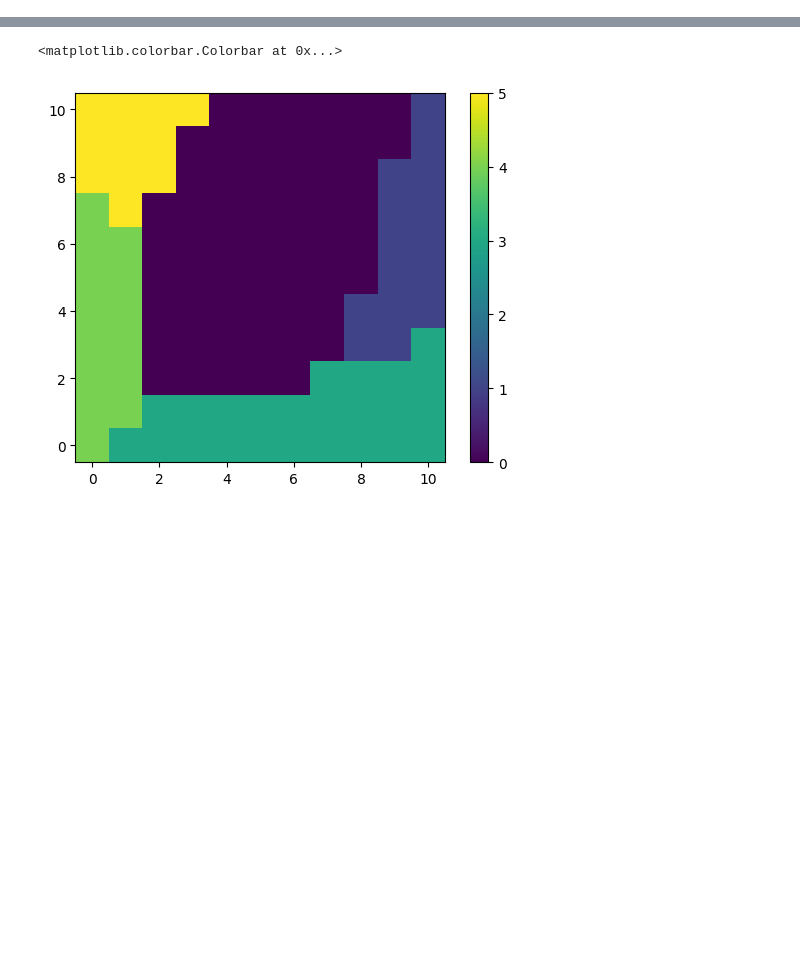
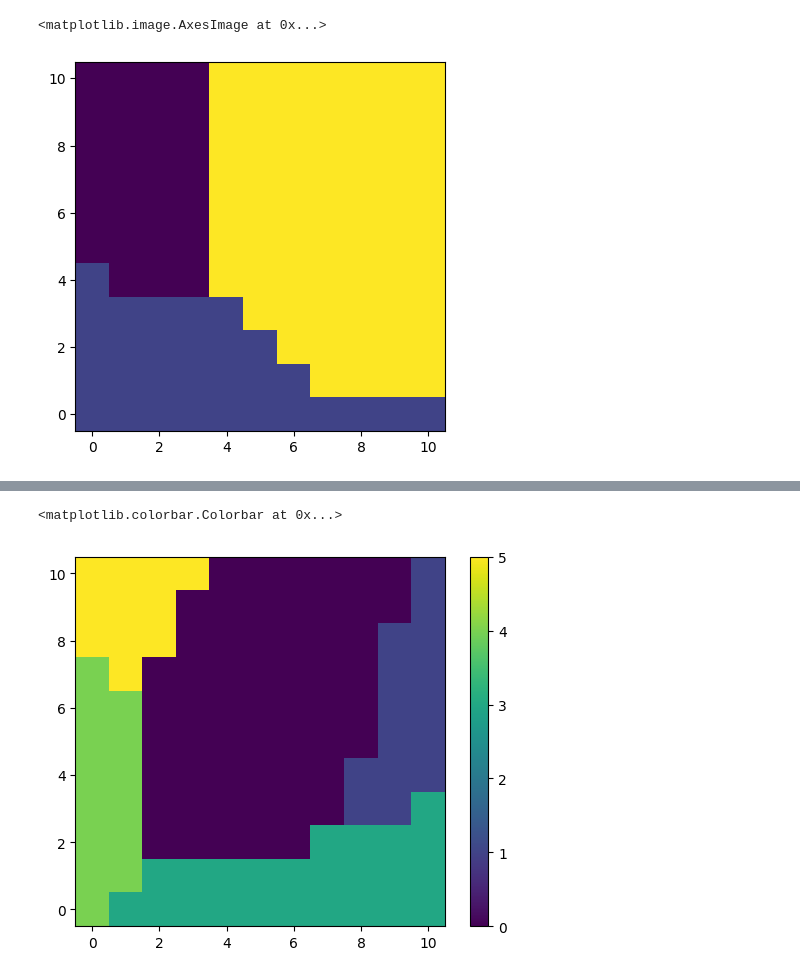
Before and after one commit to huang-yh20/spatial-linear-project, a Jupyter notebook: code/artfigs_NC/debug phase.ipynb, the cells around one changed output, grey strips where cells are left out. Saved outputs shown, nothing was run; the diff lists cells and outputs as text; code cells hidden in the pictures; blank space fills up the shorter version.

```diff
--- a/code/artfigs_NC/debug phase.ipynb
+++ b/code/artfigs_NC/debug phase.ipynb
@@ -19,9 +19,36 @@ from dyn_ultis import *
 from spatial_ultis import *
 from artfigs_NC_params import *
 from artfigs_NC_ultis import *
+# %%
+def generate_params_phase_alpha_d_II_L_chaos(trial1:int, trial2:int, trial_num:int = 21):
+    trial_num = trial_num
+
+    N_E, N_I = 40000, 10000
+    alpha = 0.95
+    g_bar_EE, g_bar_IE, g_bar_EI, g_bar_II = 5.5, 5, -5, -4.25
+    d_EE, d_IE, d_EI, d_II = 0.05, 0.05, 0.05, 0.12
+    conn_NEE, conn_NIE, conn_NEI, conn_NII = tuple(alpha * np.array([2*np.pi * N_E * d_EE **2, 2*np.pi * N_I * d_IE **2, 2*np.pi * N_E * d_EI **2,2*np.pi * N_I * d_II **2]))
+    g_EE, g_EI, g_IE, g_II = 0.55, 0.55, 0.55, 0.55
+
+    alpha_list = np.linspace(0.1, 0.7, trial_num)
+    d_II_list = np.linspace(0.05, 0.12, trial_num)
+
+    d_II = d_II_list[trial2]
+    alpha = alpha_list[trial1]
+    conn_NEE, conn_NIE, conn_NEI, conn_NII = tuple(alpha * np.array([2*np.pi * N_E * d_EE **2, 2*np.pi * N_I * d_IE **2, 2*np.pi * N_E * d_EI **2,2*np.pi * N_I * d_II **2]))
+
+    p_net = Network_Params(N_E = N_E, N_I = N_I,
+        N_EE = conn_NEE, N_IE = conn_NIE, N_EI = conn_NEI, N_II = conn_NII,
+        d_EE = d_EE, d_IE = d_IE, d_EI = d_EI, d_II = d_II,
+        g_bar_EE = g_bar_EE, g_bar_EI = g_bar_EI, g_bar_IE = g_bar_IE, g_bar_II = g_bar_II,
+        g_EE = g_EE, g_EI = g_EI, g_IE = g_IE, g_II = g_II
+        )
+
+    return p_net
 # %%
-p_simul = Simul_Params(T = 2000, t_step=5, record_step=10, activation_func=['thres_linear','thres_powerlaw'], external_input="DC_noise",tau_m=20.0)
-generate_phase_params = generate_params_phase_d_II_g_bar_II_thres_L
+# p_simul = Simul_Params(T = 2000, t_step=5, record_step=10, activation_func=['thres_linear','thres_powerlaw'], external_input="DC_noise",tau_m=20.0)
+p_simul = Simul_Params(T = 2000, t_step=5, record_step=10, activation_func=['tanh','tanh_high'], external_input="noise",tau_m=20.0)
+generate_phase_params = generate_params_phase_alpha_d_II_L_chaos
 
 trial_num_theo = 11
 
@@ -78,0 +103,5 @@ for trial1 in trange(trial_num_theo):
+# %%
+plt.imshow(phase_diagram,origin='lower')
+# %% [output]
+<matplotlib.image.AxesImage at 0x...>
+[figure, added]
```
Also changed, not shown: parts of 2 cells of this notebook, 22 other files.
